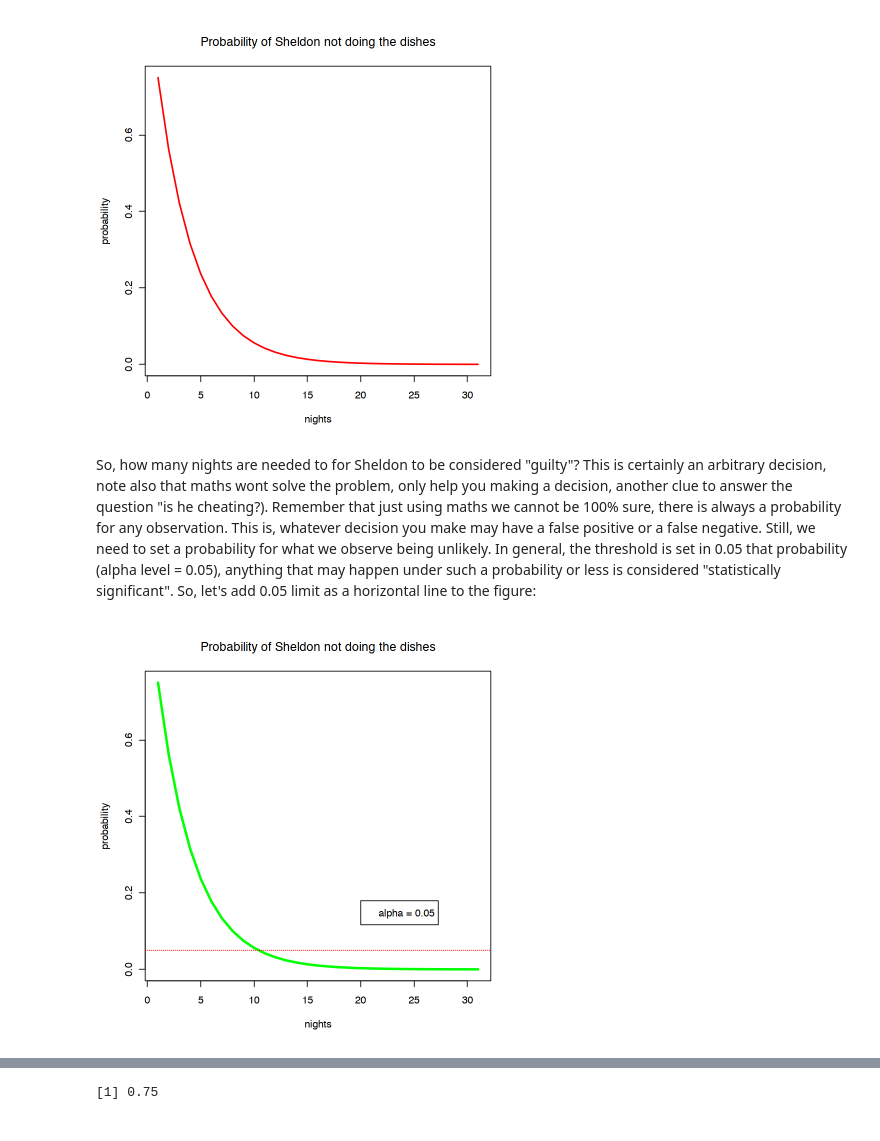
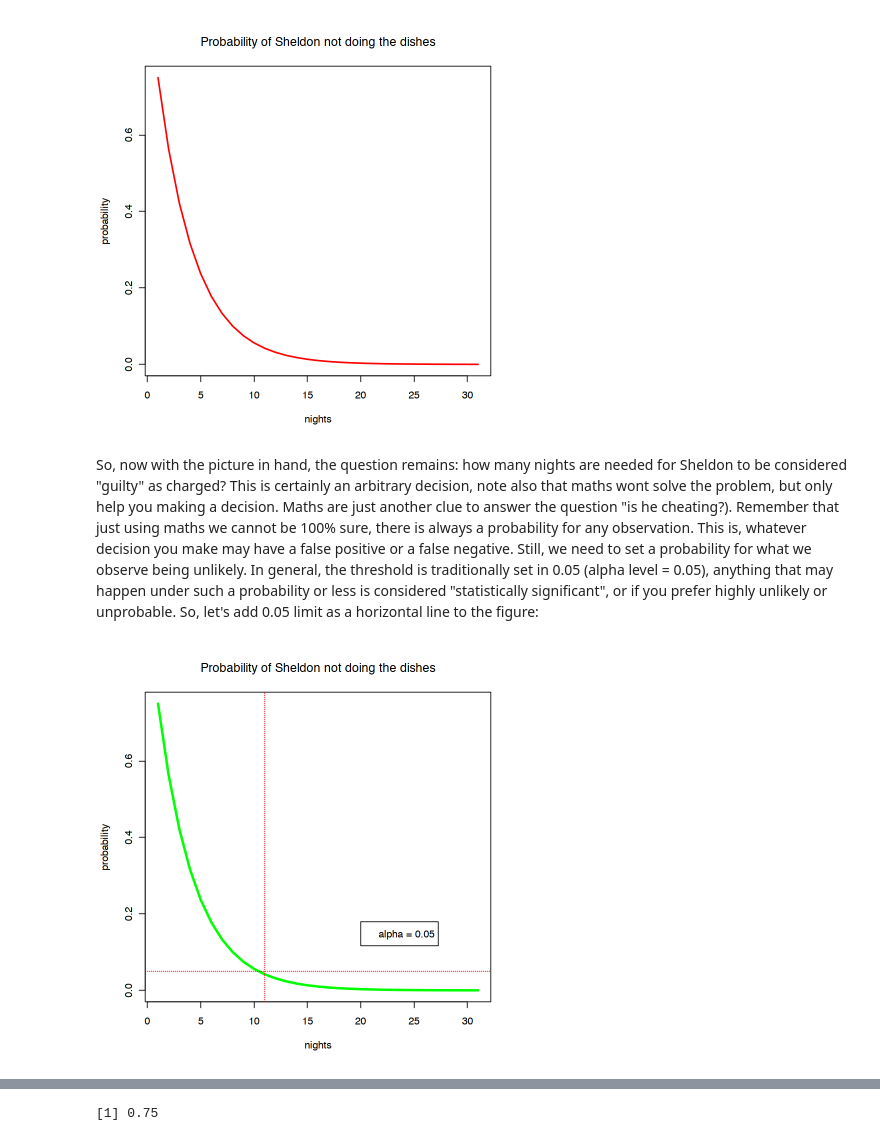
Before and after one commit to norberello/sheldon-and-binomial-and-chi-square-distribution, a Jupyter notebook: sheldon and dishes.ipynb, the cells around one changed output, grey strips where cells are left out. Cells and saved outputs as stored; diff of their text form; code cells hidden in the pictures.

```diff
--- a/sheldon and dishes.ipynb
+++ b/sheldon and dishes.ipynb
@@ -66,14 +63,15 @@ plot(nights,probability, type = "l", lwd=2,col="red",
 # %% [output]
 [figure]
 # %% [markdown]
-So, how many nights are needed to for Sheldon to be considered "guilty"? This is certainly an arbitrary decision, note also that maths wont solve the problem, only help you making a decision, another clue to answer the question "is he cheating?). Remember that just using maths we cannot be 100% sure, there is always a probability for any observation. This is, whatever decision you make may have a false positive or a false negative. Still, we need to set a probability for what we observe being unlikely. In general, the threshold is set in 0.05 that probability (alpha level = 0.05), anything that may happen under such a probability or less is considered "statistically significant". So, let's add 0.05 limit as a horizontal line to the figure:
+So, now with the picture in hand, the question remains: how many nights are needed for Sheldon to be considered "guilty" as charged? This is certainly an arbitrary decision, note also that maths wont solve the problem, but only help you making a decision. Maths are just another clue to answer the question "is he cheating?). Remember that just using maths we cannot be 100% sure, there is always a probability for any observation. This is, whatever decision you make may have a false positive or a false negative. Still, we need to set a probability for what we observe being unlikely. In general, the threshold is traditionally set in 0.05 (alpha level = 0.05), anything that may happen under such a probability or less is considered "statistically significant", or if you prefer highly unlikely or unprobable. So, let's add 0.05 limit as a horizontal line to the figure:
 # %%
 plot(nights,probability, type = "l", col="green",
      lwd=3,main="Probability of Sheldon not doing the dishes")
-abline(h=0.05, col="red",lwd=1,lty=3)#add the line for alpha level in 0.05
+abline(h=0.05, col="red",lwd=1,lty=3)#add a horizonatal line for alpha level in 0.05
+abline(v=11, col="red",lwd=1,lty=3)#add a vertical line for sucha an alpha level
 legend(20,0.18,"alpha = 0.05")#add text
 # %% [output]
-[figure, old version]
+[figure, new version]
 # %% [markdown]
 **Interpretation**: After ten nights the probability of not washing the dishes goes below 0.05, meaning that it is very unlikely that, just by chance, Sheldon is free off doing dishes in the 11th night. This is how statistical hypothesis testing works: we calculate the probability for our observations occurring by chance and support or not the null hypothesis of no effect or no differences, or in this case not cheating. Notice that these are just maths, we do not know reality for certain. What non-statistical decision shall you make with these numbers?
 <p>
```
Also changed, not shown: parts of 7 cells of this notebook, 1 other file.
